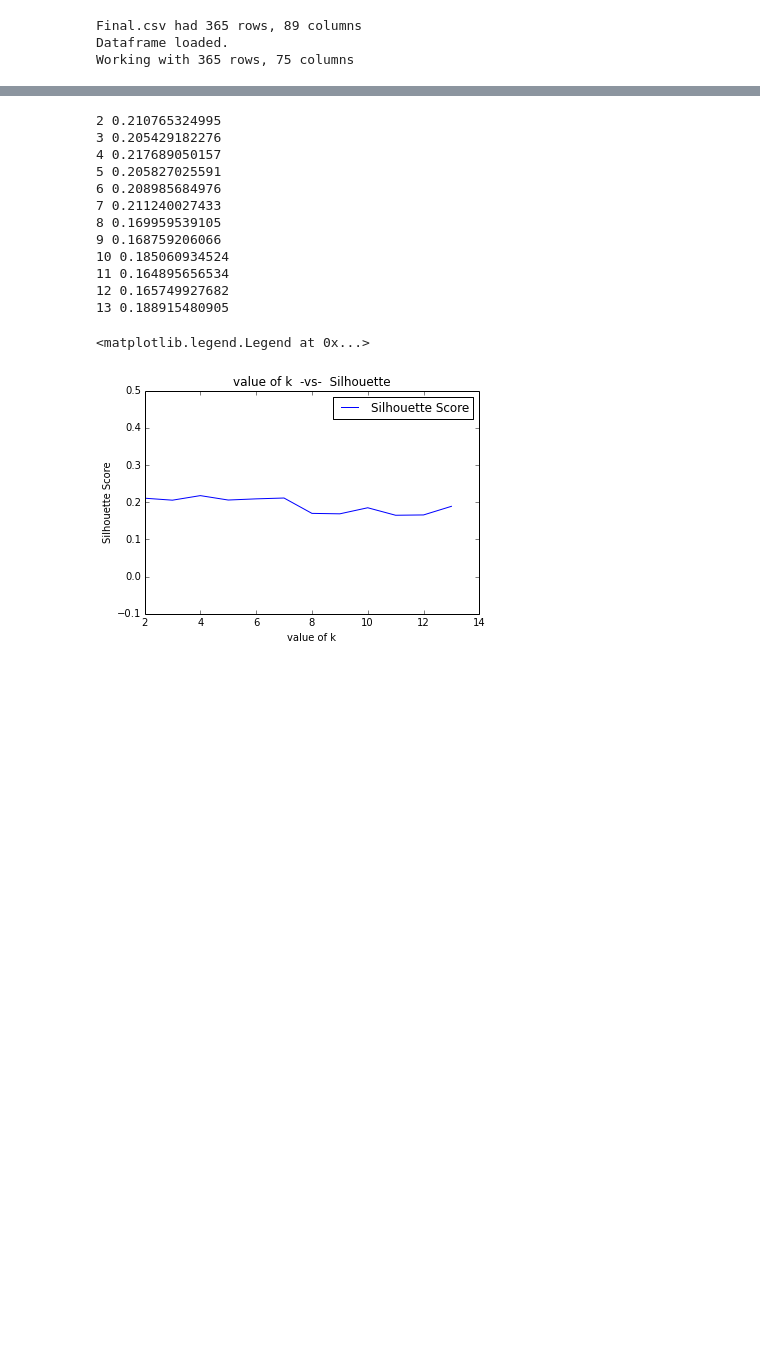
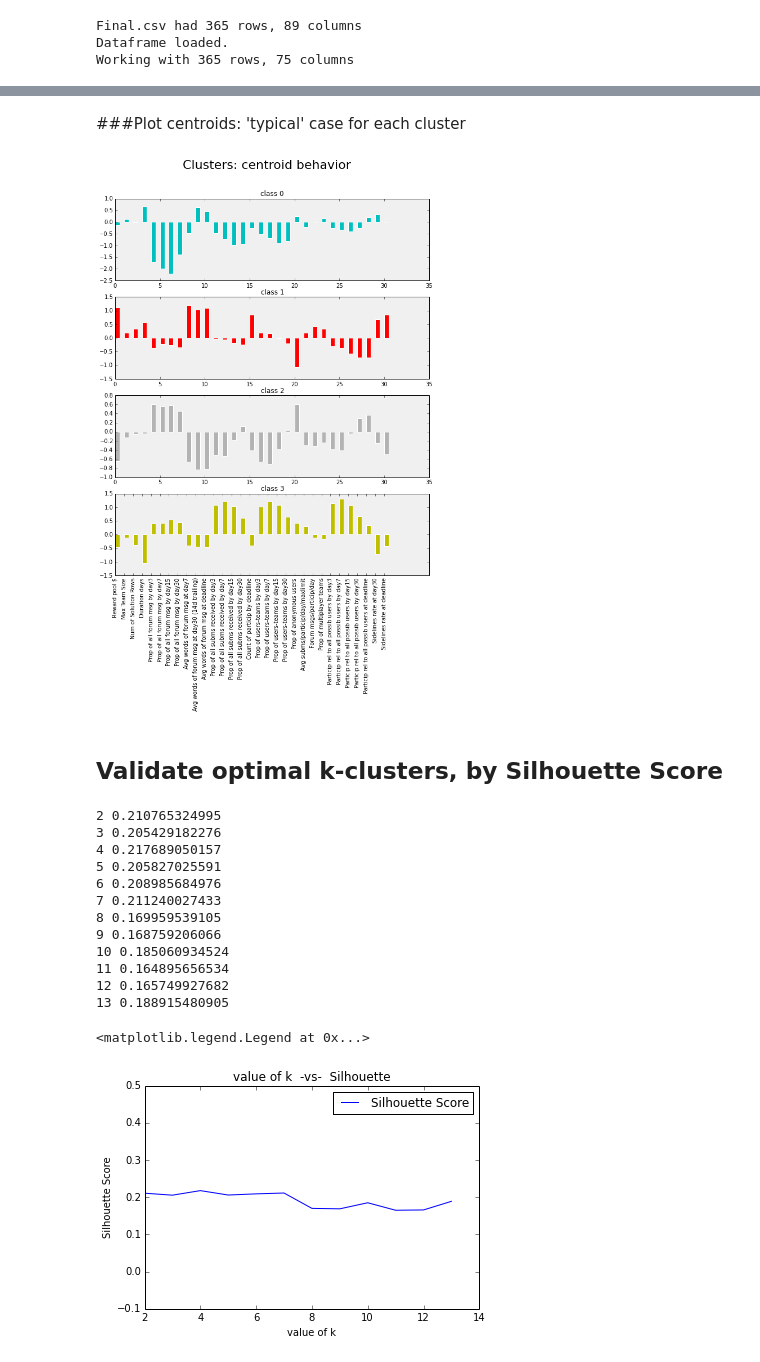
Before and after one commit to rjrest/comp-clustering, a Jupyter notebook: run_cluster.ipynb, the cells around one changed output, grey strips where cells are left out. Saved outputs shown, nothing was run; the diff lists cells and outputs as text; code cells hidden in the pictures; blank space fills up the shorter version.

Commit message:
add plot of cluster centroids

```diff
--- a/run_cluster.ipynb
+++ b/run_cluster.ipynb
@@ -74,7 +74,7 @@ def run_kmeans(km, data, colnames, plotx=0, ploty=1):
     ax.spines['right'].set_color('0.8')
     ax.set_xlabel(M_legend.get(str(colnames[plotx])), fontsize=10)
     ax.set_ylabel(M_legend.get(str(colnames[ploty])), fontsize=10)
-    plt.legend(loc='best')
+    #plt.legend(loc='best')
     return y, centroids
 
 # Helper function to make histograms
@@ -592,6 +581,40 @@ Class 3 is yellow
 Centroids plotted as blue x
 Recorded to 361 rows in dataframe: df_clusters
 [figure]
+# %% [markdown]
+###Plot centroids: 'typical' case for each cluster
+# %%
+# get all columns used in the K-means run
+columns_array = np.empty(2,dtype=float)
+for indexed, elem in list(enumerate(df_norm.columns)):
+    columns_array = np.vstack([columns_array, (indexed, elem) ])
+columns_array = columns_array[1:]
+
+# init
+barfigure = plt.figure(num=100, figsize=(10,12))
+barfigure.suptitle('Clusters: centroid behavior', fontsize=22)
+
+bar1 = barfigure.add_subplot(411, axisbg='0.94')
+bar2 = barfigure.add_subplot(412, axisbg='0.94')
+bar3 = barfigure.add_subplot(413, axisbg='0.94')
+bar4 = barfigure.add_subplot(414, axisbg='0.94')
+bars_x = columns_array[:,0].astype(np.float)
+all_bars = plt.gcf().axes
+#bars_axislabels = columns_array[:,1]     # get feature name for labeling the x-axis
+bars_axislabels = np.empty(1,dtype=float)    # or get readable description instead
+for g in columns_array[:,1]:
+    bars_axislabels = np.vstack([bars_axislabels, (M_legend.get(str(g)))])
+bars_axislabels = bars_axislabels[1:]
+
+colors = np.array(['c','r','0.7','y'])
+for i, ax in list(enumerate(all_bars)):
+    ax.bar(bars_x, centroids[i].ravel(), width=0.5, facecolor=colors[i], edgecolor='white')
+    ax.set_title('class ' + str(i), fontsize=12)
+_ = plt.xticks(bars_x, bars_axislabels.ravel(), rotation=90)
+# %% [output]
+[figure, added]
+# %% [markdown]
+## Validate optimal k-clusters, by Silhouette Score
 # %%
 # calculate the Silhouette score for different values of k
 silhouettes_array = np.empty(2,dtype=float)
```
Also changed, not shown: parts of 7 cells of this notebook, 2 other files.
